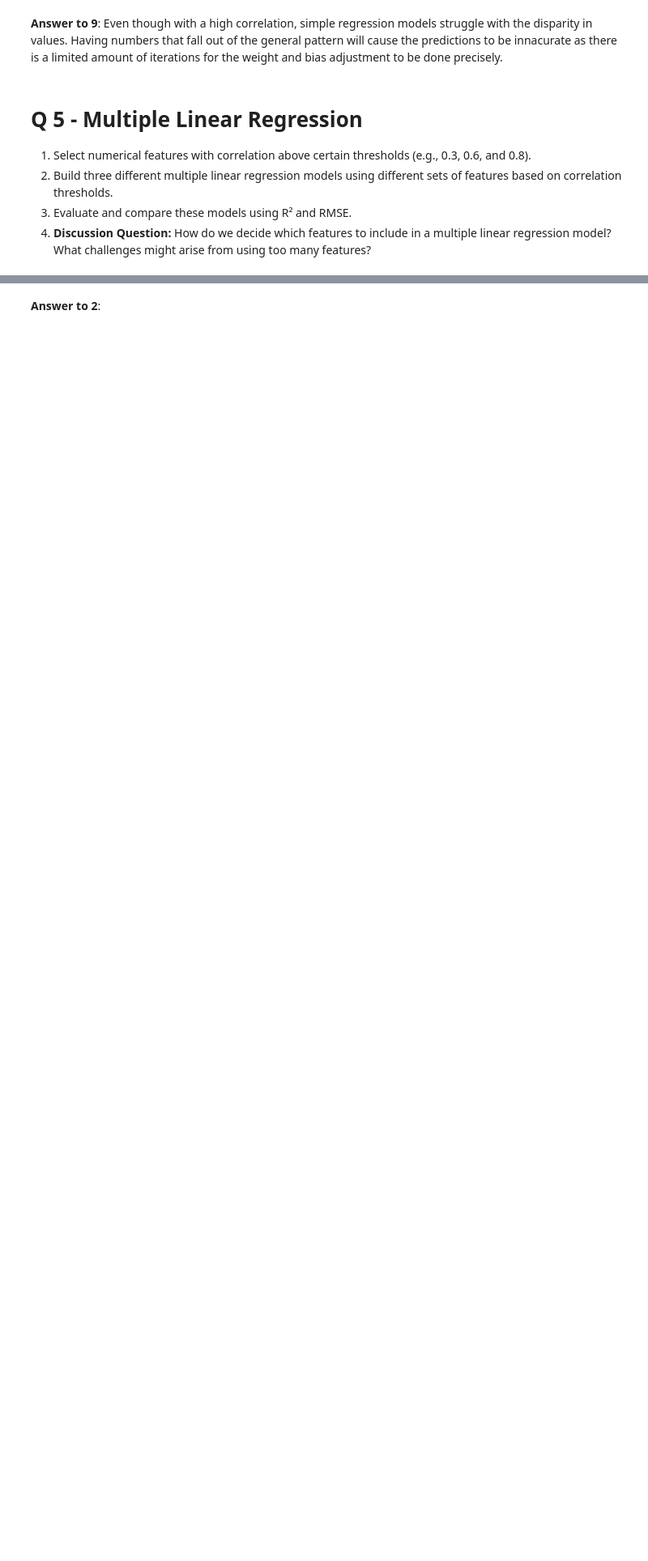
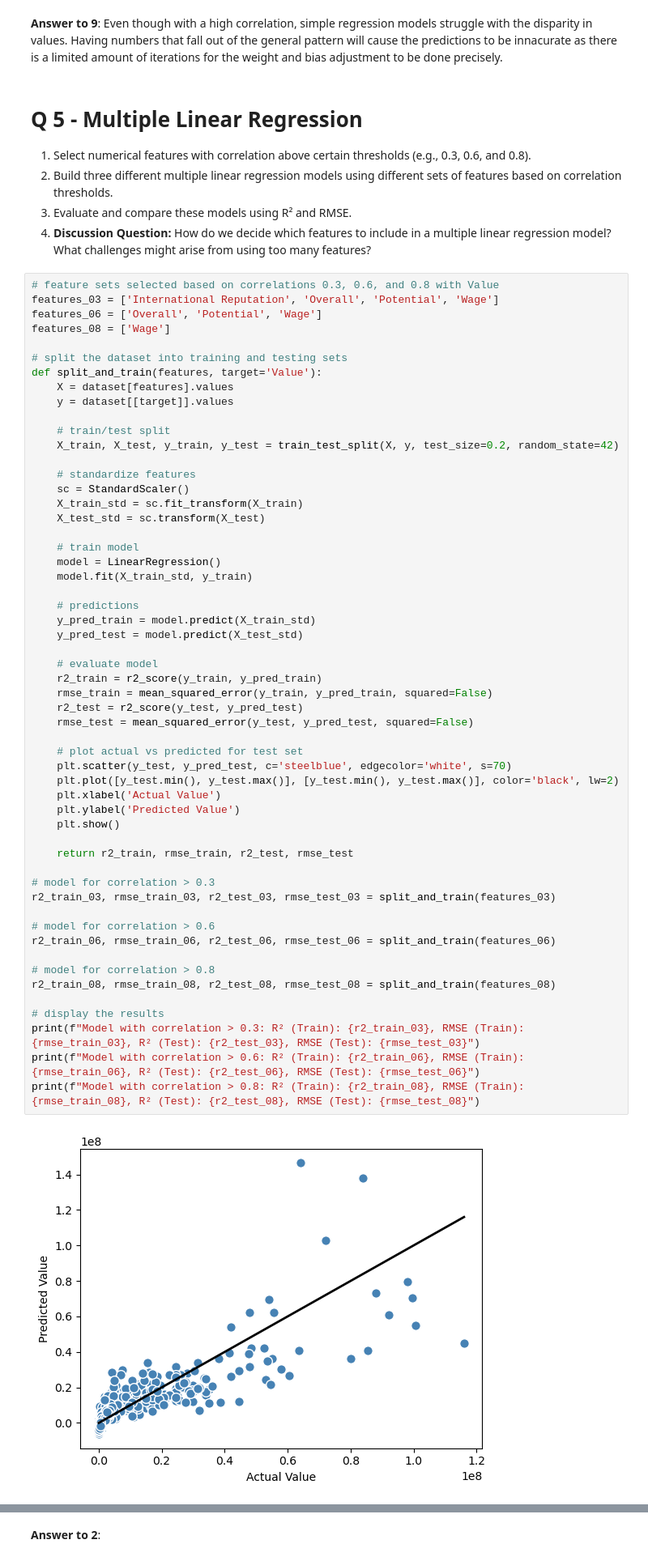
Before and after one commit to JanikThePanic/DATASCI3000-lab-assignments, a Jupyter notebook: Assignment 1/Assignment 1_Linear Regression.ipynb, the cells around one changed output, grey strips where cells are left out. Shown at 81% size. Saved outputs shown, nothing was run; the diff lists cells and outputs as text; blank space fills up the shorter version.

```diff
--- a/Assignment 1/Assignment 1_Linear Regression.ipynb
+++ b/Assignment 1/Assignment 1_Linear Regression.ipynb
@@ -232,3 +232,60 @@ Standardized RMSE: 8023506.577362569
 2. Build three different multiple linear regression models using different sets of features based on correlation thresholds.
 3. Evaluate and compare these models using R² and RMSE.
 4. **Discussion Question:** How do we decide which features to include in a multiple linear regression model? What challenges might arise from using too many features?
+# %%
+# feature sets selected based on correlations 0.3, 0.6, and 0.8 with Value
+features_03 = ['International Reputation', 'Overall', 'Potential', 'Wage']
+features_06 = ['Overall', 'Potential', 'Wage']
+features_08 = ['Wage']
+
+# split the dataset into training and testing sets
+def split_and_train(features, target='Value'):
+    X = dataset[features].values
+    y = dataset[[target]].values
+
+    # train/test split
+    X_train, X_test, y_train, y_test = train_test_split(X, y, test_size=0.2, random_state=42)
+
+    # standardize features
+    sc = StandardScaler()
+    X_train_std = sc.fit_transform(X_train)
+    X_test_std = sc.transform(X_test)
+
+    # train model
+    model = LinearRegression()
+    model.fit(X_train_std, y_train)
+
+    # predictions
+    y_pred_train = model.predict(X_train_std)
+    y_pred_test = model.predict(X_test_std)
+
+    # evaluate model
+    r2_train = r2_score(y_train, y_pred_train)
+    rmse_train = mean_squared_error(y_train, y_pred_train, squared=False)
+    r2_test = r2_score(y_test, y_pred_test)
+    rmse_test = mean_squared_error(y_test, y_pred_test, squared=False)
+
+    # plot actual vs predicted for test set
+    plt.scatter(y_test, y_pred_test, c='steelblue', edgecolor='white', s=70)
+    plt.plot([y_test.min(), y_test.max()], [y_test.min(), y_test.max()], color='black', lw=2)
+    plt.xlabel('Actual Value')
+    plt.ylabel('Predicted Value')
+    plt.show()
+
+    return r2_train, rmse_train, r2_test, rmse_test
+
+# model for correlation > 0.3
+r2_train_03, rmse_train_03, r2_test_03, rmse_test_03 = split_and_train(features_03)
+
+# model for correlation > 0.6
+r2_train_06, rmse_train_06, r2_test_06, rmse_test_06 = split_and_train(features_06)
+
+# model for correlation > 0.8
+r2_train_08, rmse_train_08, r2_test_08, rmse_test_08 = split_and_train(features_08)
+
+# display the results
+print(f"Model with correlation > 0.3: R² (Train): {r2_train_03}, RMSE (Train): {rmse_train_03}, R² (Test): {r2_test_03}, RMSE (Test): {rmse_test_03}")
+print(f"Model with correlation > 0.6: R² (Train): {r2_train_06}, RMSE (Train): {rmse_train_06}, R² (Test): {r2_test_06}, RMSE (Test): {rmse_test_06}")
+print(f"Model with correlation > 0.8: R² (Train): {r2_train_08}, RMSE (Train): {rmse_train_08}, R² (Test): {r2_test_08}, RMSE (Test): {rmse_test_08}")
+# %% [output]
+[figure, added]
```
Also changed, not shown: parts of 3 cells of this notebook.
